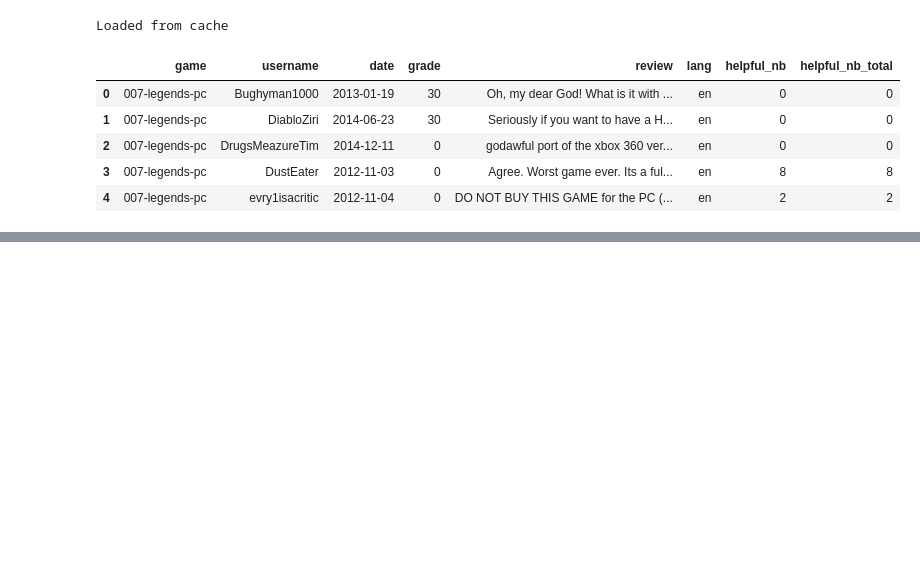
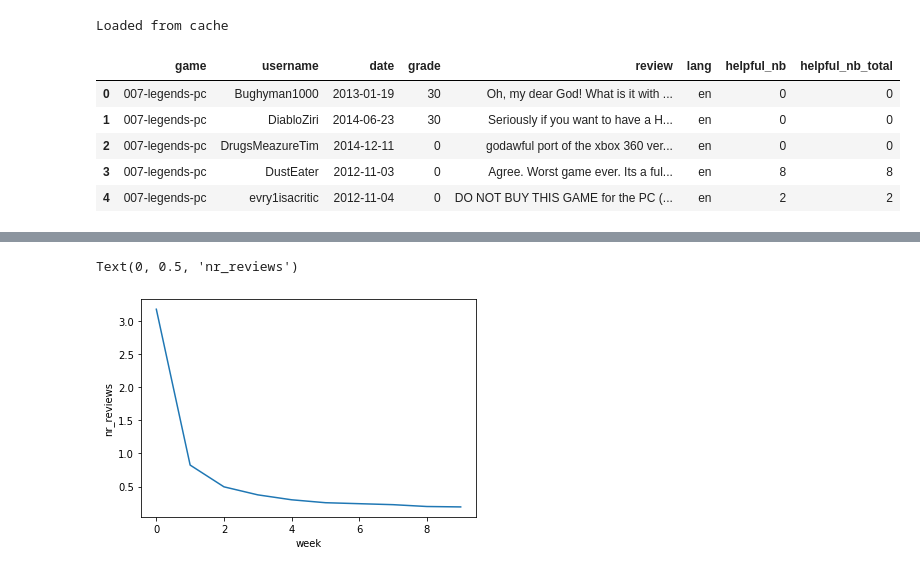
Before and after one commit to Wolfpack-Inc/stategy-business-models, a Jupyter notebook: weeks-volume-reviews.ipynb, the cells around one changed output, grey strips where cells are left out. Saved outputs shown, nothing was run; the diff lists cells and outputs as text; code cells hidden in the pictures; blank space fills up the shorter version.

```diff
--- a/weeks-volume-reviews.ipynb
+++ b/weeks-volume-reviews.ipynb
@@ -75,0 +85,10 @@ df.head()
+# %%
+def get_reviews_per_week(n_weeks, df):
+    # define a dataframe
+    matrix = pd.DataFrame(np.zeros((len(df.groupby('game')), n_weeks), dtype=np.int8), index=df.game.unique())
+
+    # enter reviews
+    for index, row in df[df['week']<n_weeks].iterrows():
+        matrix.loc[row['game'], row['week']] += 1
+
+    return matrix
@@ -75,0 +105,2 @@ df.head()
+# %%
+reviews_weeks_games = get_reviews_per_week(10, df)
@@ -75,0 +139,7 @@ df.head()
+# %%
+plt.plot(reviews_weeks_games.mean(axis=0))
+plt.xlabel('week')
+plt.ylabel('nr_reviews')
+# %% [output]
+Text(0, 0.5, 'nr_reviews')
+[figure, added]
```
Also changed, not shown: parts of 35 cells of this notebook, 1 other file.
